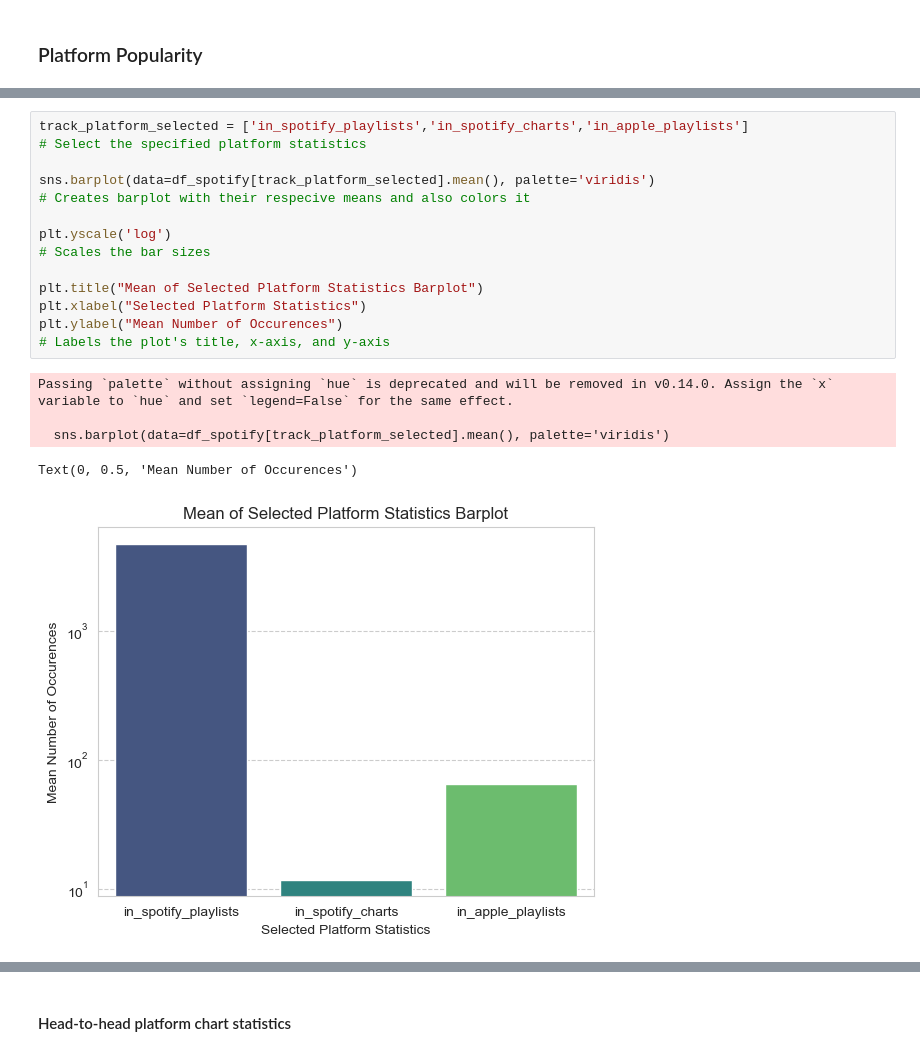
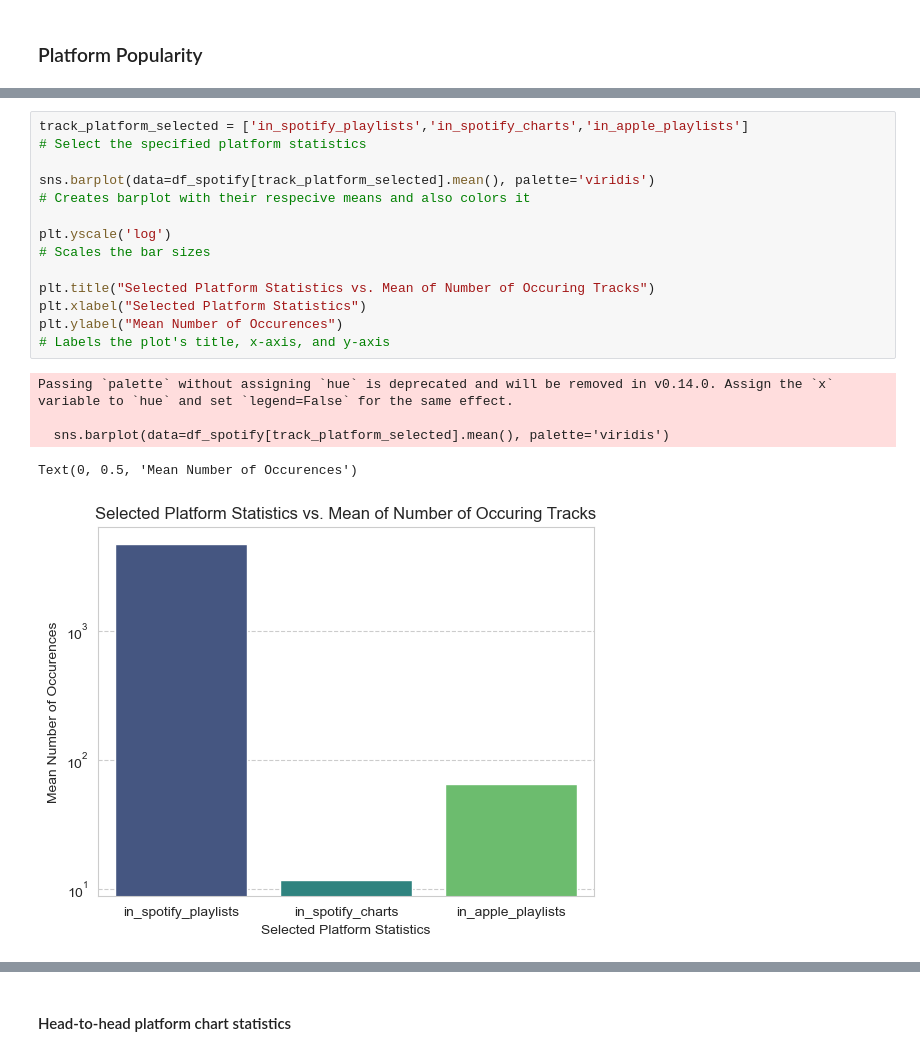
Before and after one commit to Angel0po/EDA_BON-AO, a Jupyter notebook: EDA_BON-AO.ipynb, the cells around one changed output, grey strips where cells are left out. Cells and saved outputs as stored; diff of their text form.

```diff
--- a/EDA_BON-AO.ipynb
+++ b/EDA_BON-AO.ipynb
@@ -692,20 +718,20 @@ plt.title("Heatmap of Streams & Different Music Attributes")
 # %%
 track_platform_selected = ['in_spotify_playlists','in_spotify_charts','in_apple_playlists']
 # Select the specified platform statistics
 
 sns.barplot(data=df_spotify[track_platform_selected].mean(), palette='viridis')
 # Creates barplot with their respecive means and also colors it
 
 plt.yscale('log')
 # Scales the bar sizes
 
-plt.title("Mean of Selected Platform Statistics Barplot")
+plt.title("Selected Platform Statistics vs. Mean of Number of Occuring Tracks")
 plt.xlabel("Selected Platform Statistics")
 plt.ylabel("Mean Number of Occurences")
 # Labels the plot's title, x-axis, and y-axis
 # %% [output]
 Passing `palette` without assigning `hue` is deprecated and will be removed in v0.14.0. Assign the `x` variable to `hue` and set `legend=False` for the same effect.
 
   sns.barplot(data=df_spotify[track_platform_selected].mean(), palette='viridis')
 Text(0, 0.5, 'Mean Number of Occurences')
-[figure, old version]
+[figure, new version]
```
Also changed, not shown: parts of 53 cells of this notebook.
